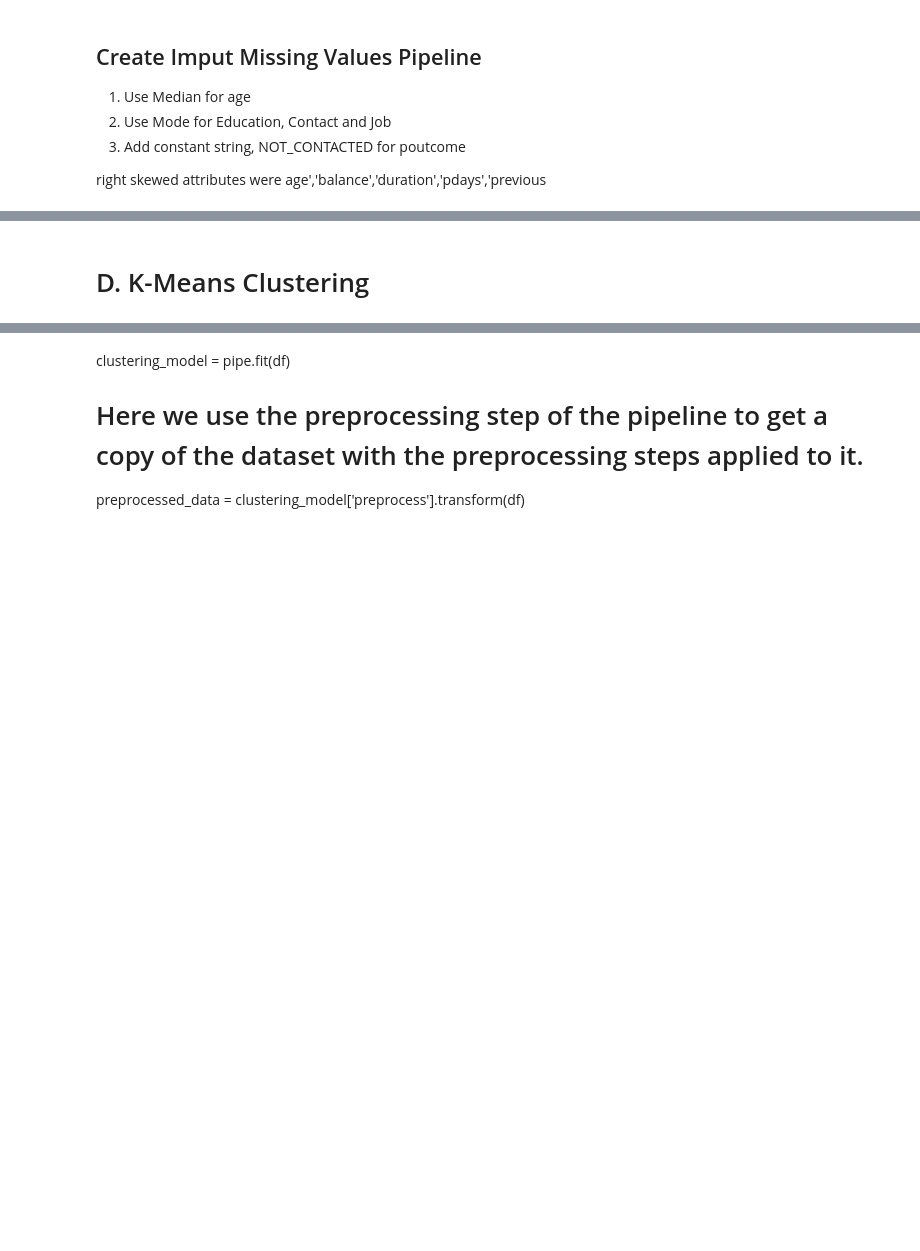
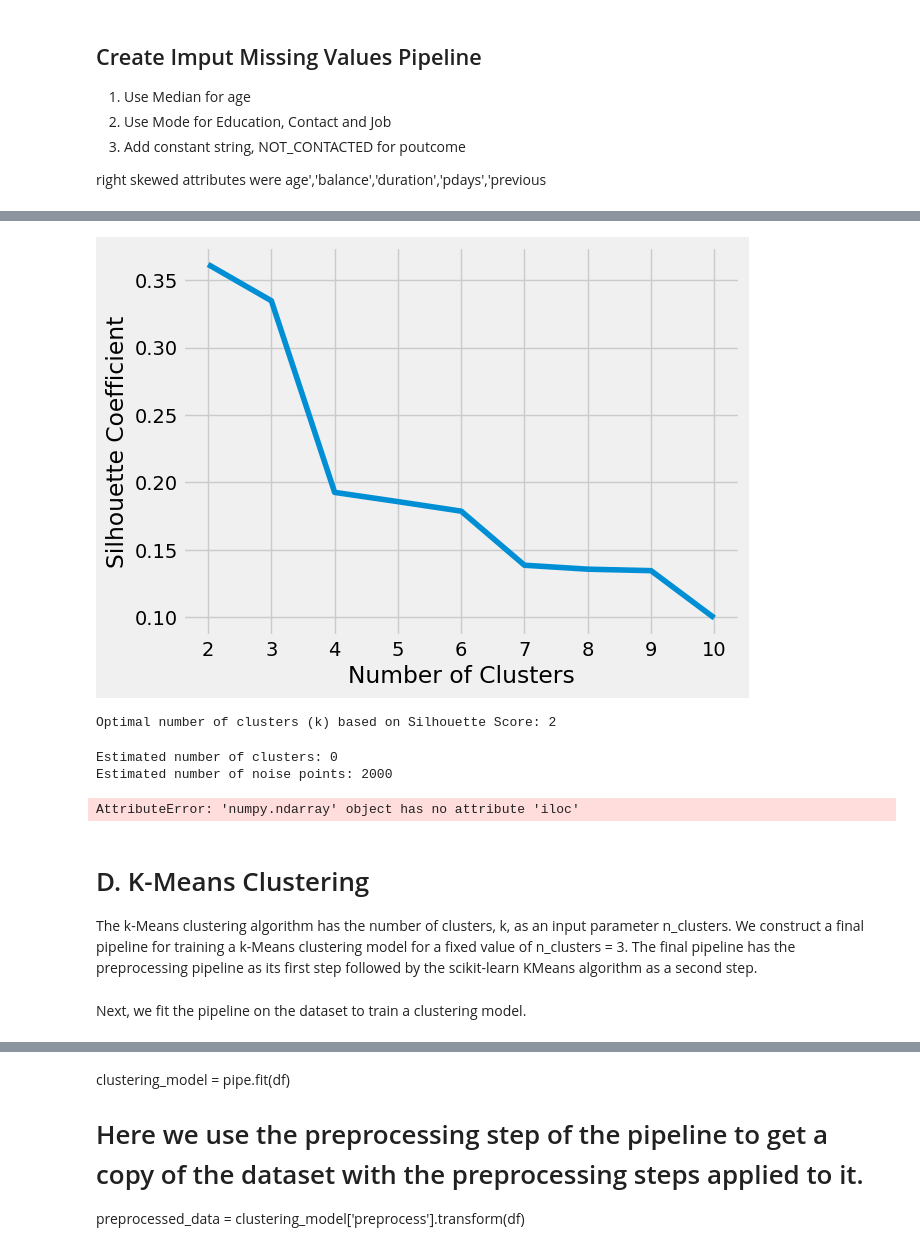
Before and after one commit to qaz73/ULAssignment-2, a Jupyter notebook: etivity2.ipynb, the cells around one changed output, grey strips where cells are left out. Drawn from its saved outputs; the diff is of its cells as text; code cells hidden in the pictures; blank space fills up the shorter version.

```diff
--- a/etivity2.ipynb
+++ b/etivity2.ipynb
@@ -347,0 +359,23 @@ debug [[-0.33333333 -0.13736008  1.         ...  0.          0.
+# %%
+silhouette_coefficients = []
+
+# Notice you start at 2 clusters for silhouette coefficient
+for k in range(2, 11):
+    kmeans = KMeans(n_clusters=k, init='k-means++', max_iter=300, n_init=10, random_state=0)
+    kmeans.fit(df_post_col_transform)  # Fit the k-Means model
+    score = silhouette_score(df_post_col_transform, kmeans.labels_)
+    silhouette_coefficients.append(score)
+
+plt.style.use("fivethirtyeight")
+plt.plot(range(2, 11), silhouette_coefficients)
+plt.xticks(range(2, 11))
+plt.xlabel("Number of Clusters")
+plt.ylabel("Silhouette Coefficient")
+plt.show()
+
+# Print the best k with the highest silhouette score
+best_k = range(2, 11)[silhouette_coefficients.index(max(silhouette_coefficients))]
+print(f"Optimal number of clusters (k) based on Silhouette Score: {best_k}")
+# %% [output]
+[figure, added]
+Optimal number of clusters (k) based on Silhouette Score: 2
@@ -348,2 +384,35 @@ debug [[-0.33333333 -0.13736008  1.         ...  0.          0.
+# %%
+db = DBSCAN(eps=0.3, min_samples=10).fit(df_post_col_transform)
+labels = db.labels_
+
+# Number of clusters in labels, ignoring noise if present.
+n_clusters_ = len(set(labels)) - (1 if -1 in labels else 0)
+n_noise_ = list(labels).count(-1)
+
+print("Estimated number of clusters: %d" % n_clusters_)
+print("Estimated number of noise points: %d" % n_noise_)
+
+#plt.scatter(df_post_col_transform.iloc[:, 0], df_post_col_transform.iloc[:, 1], c=labels, cmap='viridis')
+#plt.title('DBSCAN Clustering')
+#plt.xlabel('Feature 1')
+#plt.ylabel('Feature 2')
+#plt.show()
+
+#print(f"Homogeneity: {metrics.homogeneity_score(labels_true, labels):.3f}")
+#print(f"Completeness: {metrics.completeness_score(labels_true, labels):.3f}")
+#print(f"V-measure: {metrics.v_measure_score(labels_true, labels):.3f}")
+#print(f"Adjusted Rand Index: {metrics.adjusted_rand_score(labels_true, labels):.3f}")
+#print(
+#    "Adjusted Mutual Information:"
+#    f" {metrics.adjusted_mutual_info_score(labels_true, labels):.3f}"
+#)
+#print(f"Silhouette Coefficient: {metrics.silhouette_score(X, labels):.3f}")
+# %% [output]
+Estimated number of clusters: 0
+Estimated number of noise points: 2000
+AttributeError: 'numpy.ndarray' object has no attribute 'iloc'
 # %% [markdown]
 # D. K-Means Clustering
+The k-Means clustering algorithm has the number of clusters, k, as an input parameter n_clusters.
+We construct a final pipeline for training a k-Means clustering model for a fixed value of n_clusters = 3.
+The final pipeline has the preprocessing pipeline as its first step followed by the scikit-learn KMeans algorithm as a second step.
@@ -349,0 +426,2 @@ debug [[-0.33333333 -0.13736008  1.         ...  0.          0.
+# %% [markdown]
+Next, we fit the pipeline on the dataset to train a clustering model.
```
Also changed, not shown: parts of 23 cells of this notebook.
